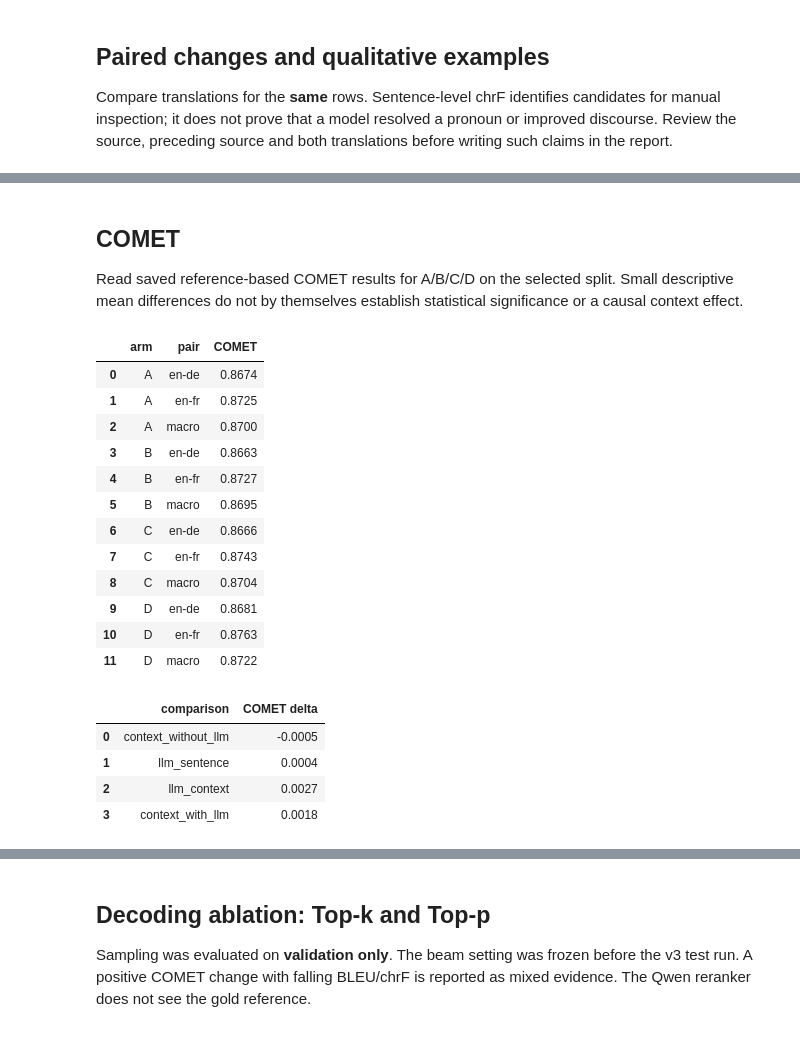
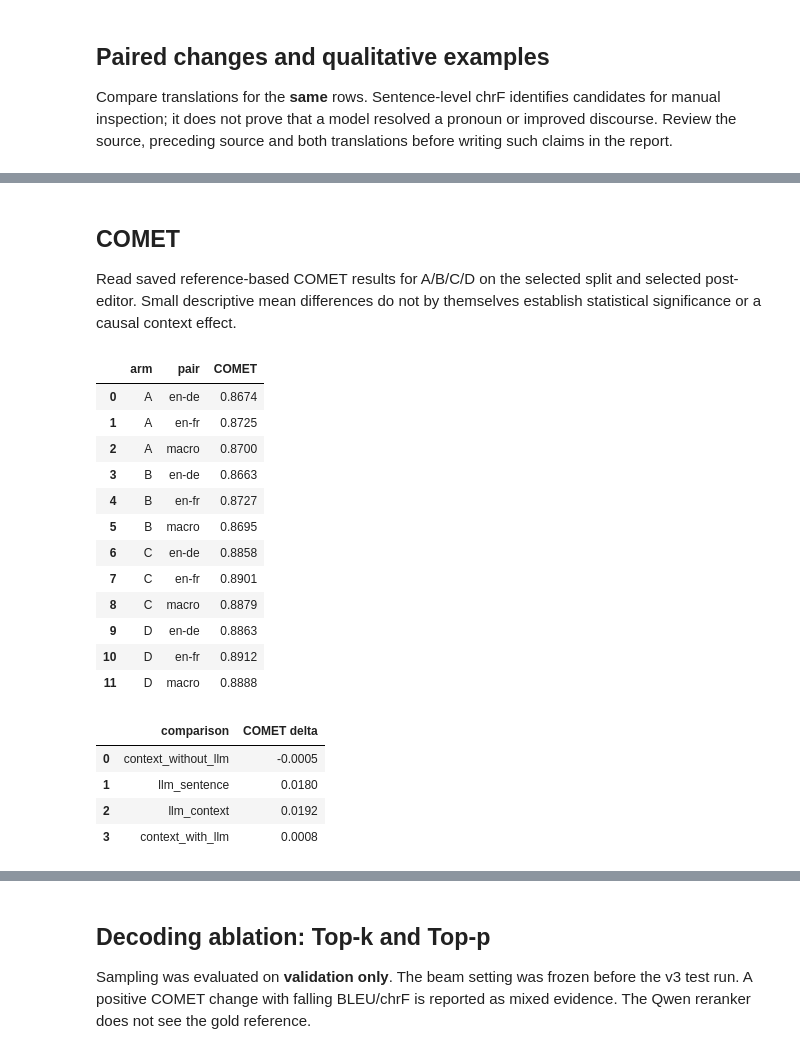
Before and after one commit to AIVIETNAM-AIO-DangTran/Project-Graduate, a Jupyter notebook: outputs/notebooks/02_scaled_v3_test.ipynb, the cells around one changed output, grey strips where cells are left out. Saved outputs shown, nothing was run; the diff lists cells and outputs as text; code cells hidden in the pictures.

```diff
--- a/outputs/notebooks/02_scaled_v3_test.ipynb
+++ b/outputs/notebooks/02_scaled_v3_test.ipynb
@@ -19,16 +19,20 @@ PROJECT_ROOT = next(
 )
 if PROJECT_ROOT is None:
     raise FileNotFoundError(f"Dataset {DATASET} not found above {START}")
-SPLIT = "test"  # Saved output notebook: rerun on test; use the source notebook to select another split.
+SPLIT = os.environ.get("EXPERIMENT_SPLIT", "validation")  # Set to test for the already-frozen final evaluation.
 assert SPLIT in {"validation", "test"}
 DATA_DIR = PROJECT_ROOT / "data" / "processed" / DATASET
 assert DATA_DIR.is_dir(), f"Missing dataset: {DATA_DIR}"
+POSTEDIT_MODEL = os.environ.get("POSTEDIT_MODEL", "gpt6").lower()
+assert POSTEDIT_MODEL in {"gpt6", "qwen"}
+LLM_SUFFIX = "_llm_gpt6" if POSTEDIT_MODEL == "gpt6" else "_llm"
+COMET_SUFFIX = "_gpt6" if POSTEDIT_MODEL == "gpt6" else ""
 ARMS = {
     "A": "sentence_lora_balanced_scaled_v3",
     "B": "context_lora_balanced_scaled_v3",
-    "C": "sentence_lora_balanced_scaled_v3_llm",
-    "D": "context_lora_balanced_scaled_v3_llm",
+    "C": f"sentence_lora_balanced_scaled_v3{LLM_SUFFIX}",
+    "D": f"context_lora_balanced_scaled_v3{LLM_SUFFIX}",
 }
 KEYS = ["pair", "doc_id", "src_sent_id", "tgt_sent_id"]
-print(f"Project: {PROJECT_ROOT} | Dataset: {DATASET} | Split: {SPLIT}")
+print(f"Project: {PROJECT_ROOT} | Dataset: {DATASET} | Split: {SPLIT} | LLM: {POSTEDIT_MODEL}")
 # %% [output]
@@ -72,6 +76,8 @@ for arm, run in ARMS.items():
         assert report.get("split") == SPLIT, f"{arm}: wrong split"
     else:
         assert report.get("split") == SPLIT and not report.get("smoke_test"), f"{arm}: wrong split or smoke result"
+        if POSTEDIT_MODEL == "gpt6":
+            assert report.get("config", {}).get("provider") == "openai", f"{arm}: expected OpenAI post-edit"
     table = pd.read_csv(pred_path)
     assert len(table) == len(truth), f"{arm}: example count mismatch"
     assert not table.duplicated(KEYS).any(), f"{arm}: duplicate keys"
@@ -208,41 +214,43 @@ LLM D − B — five largest negative changes
 # %% [markdown]
 ## COMET
 
-Read saved reference-based COMET results for A/B/C/D on the selected split. Small descriptive mean differences do not by themselves establish statistical significance or a causal context effect.
+Read saved reference-based COMET results for A/B/C/D on the selected split and selected post-editor. Small descriptive mean differences do not by themselves establish statistical significance or a causal context effect.
 # %%
-comet_path = PROJECT_ROOT / "outputs" / "metrics" / f"comet_{SPLIT}_scaled_v3_metrics.json"
+comet_path = PROJECT_ROOT / "outputs" / "metrics" / f"comet_{SPLIT}_scaled_v3{COMET_SUFFIX}_metrics.json"
 if comet_path.is_file():
     comet_report = json.loads(comet_path.read_text(encoding="utf-8"))
     assert comet_report.get("dataset") == "scaled_v3"
     assert comet_report.get("split") == SPLIT
+    if POSTEDIT_MODEL == "gpt6":
+        assert comet_report.get("postedit_model") == "gpt6"
     assert comet_report["inputs"]["dataset"]["sha256"] == actual_hash
     comet_rows = []
     for arm, details in comet_report["arms"].items():
         for pair, metrics in details["pairs"].items():
             comet_rows.append({"arm": arm, "pair": pair, "COMET": metrics["comet_mean"]})
         comet_rows.append({"arm": arm, "pair": "macro",
                            "COMET": details["macro_average_comet"]})
     display(pd.DataFrame(comet_rows).round(4))
     display(pd.DataFrame([{"comparison": name, "COMET delta": value["macro_comet_delta"]}
                           for name, value in comet_report["comparisons"].items()]).round(4))
 else:
     print(f"COMET pending: {comet_path.name}")
 # %% [output]
 |  | arm | pair | COMET |
 | 0 | A | en-de | 0.8674 |
 | 1 | A | en-fr | 0.8725 |
 | 2 | A | macro | 0.8700 |
 | 3 | B | en-de | 0.8663 |
 | 4 | B | en-fr | 0.8727 |
 | 5 | B | macro | 0.8695 |
-| 6 | C | en-de | 0.8666 |
-| 7 | C | en-fr | 0.8743 |
-| 8 | C | macro | 0.8704 |
-| 9 | D | en-de | 0.8681 |
-| 10 | D | en-fr | 0.8763 |
-| 11 | D | macro | 0.8722 |
+| 6 | C | en-de | 0.8858 |
+| 7 | C | en-fr | 0.8901 |
+| 8 | C | macro | 0.8879 |
+| 9 | D | en-de | 0.8863 |
+| 10 | D | en-fr | 0.8912 |
+| 11 | D | macro | 0.8888 |
 |  | comparison | COMET delta |
 | 0 | context_without_llm | -0.0005 |
-| 1 | llm_sentence | 0.0004 |
-| 2 | llm_context | 0.0027 |
-| 3 | context_with_llm | 0.0018 |
+| 1 | llm_sentence | 0.0180 |
+| 2 | llm_context | 0.0192 |
+| 3 | context_with_llm | 0.0008 |
```
Also changed, not shown: parts of 9 cells of this notebook, 1 other file.
